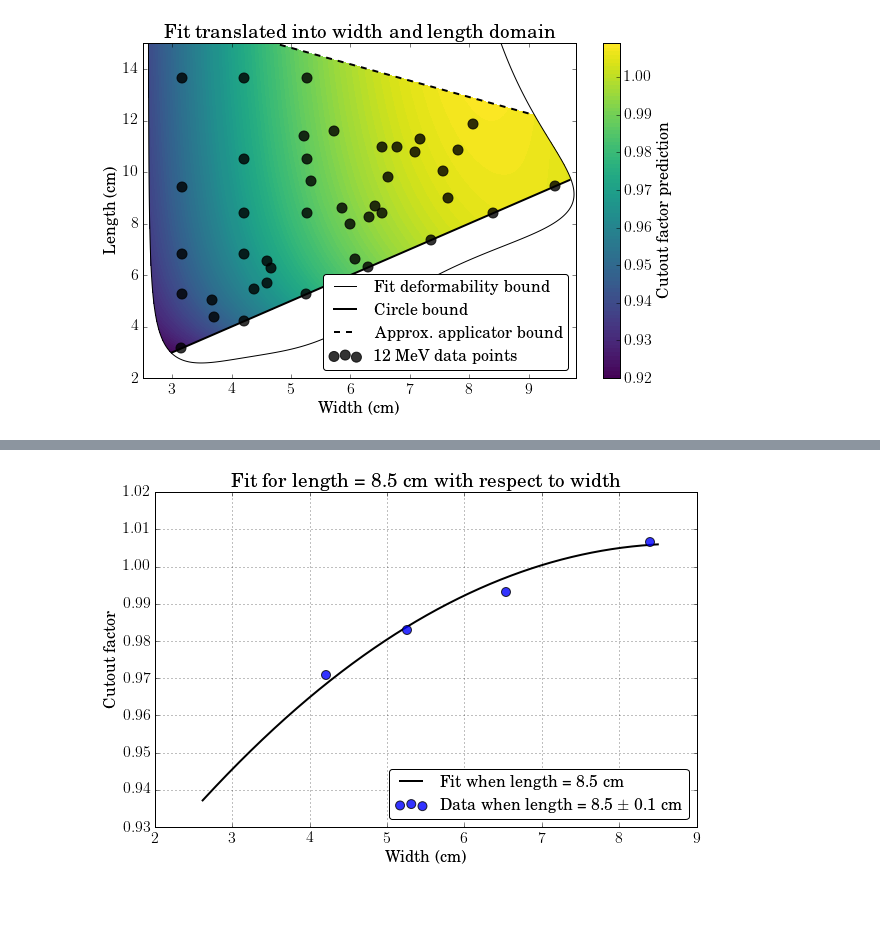
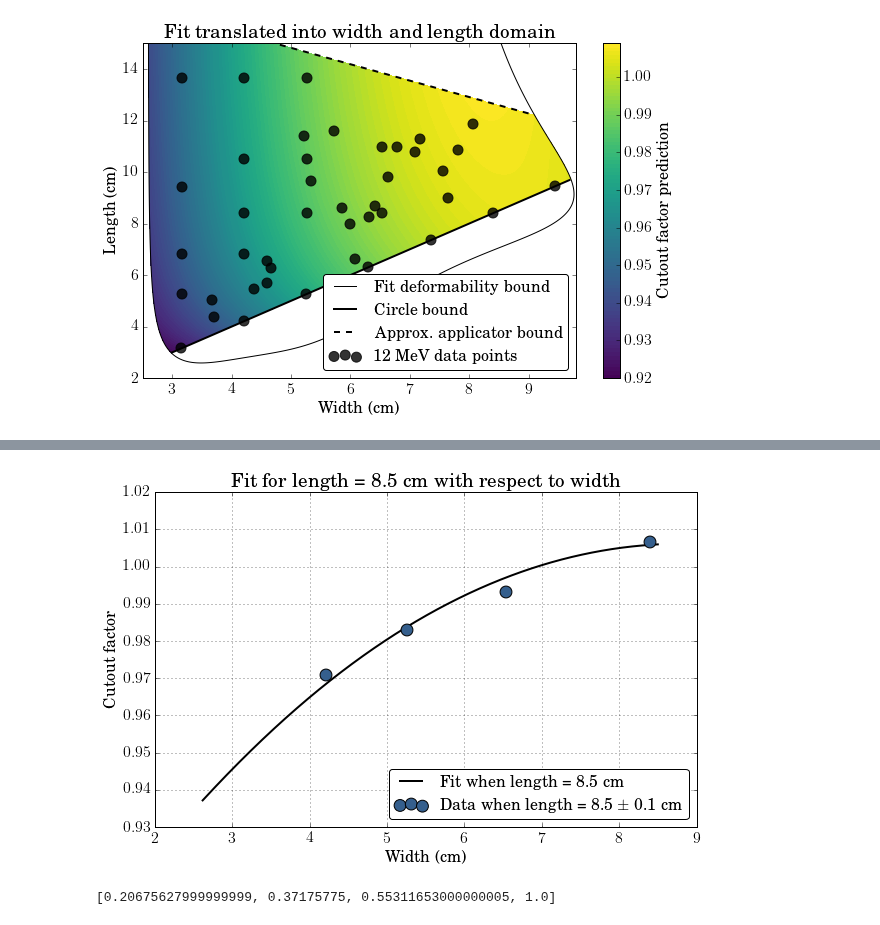
Before and after one commit to SimonBiggs/electronfactors, a Jupyter notebook: examples/Results -- Contour plots of model.ipynb, the cells around one changed output, grey strips where cells are left out. Drawn from its saved outputs; the diff is of its cells as text; code cells hidden in the pictures.

```diff
--- a/examples/Results -- Contour plots of model.ipynb
+++ b/examples/Results -- Contour plots of model.ipynb
@@ -255,34 +259,43 @@ plt.grid(True)
 # %%
 plt.figure(figsize=(6 * 1.618, 6))
 
 specific_length = 8.5
 specific_length = np.array([specific_length]*1000)
 
 specific_length_width = np.linspace(2, specific_length[0], 1000)
 specific_length_eqPonA = to_eqPonA(specific_length_width, specific_length)
 
 give_specific_length = fit_give(specific_length_width, specific_length_eqPonA, width, eqPonA, factor, kx=2, ky=1)
 specific_length_width = specific_length_width[give_specific_length < 0.5]
 specific_length_eqPonA = specific_length_eqPonA[give_specific_length < 0.5]
 specific_length = specific_length[give_specific_length < 0.5]
 
-specific_length_prediction = model(specific_length_width, specific_length_eqPonA)
-plt.plot(specific_length_width, specific_length_prediction, 'k', lw=2, label=r'Fit when length = 8.5 cm')
+specific_length_prediction = model(
+    specific_length_width, specific_length_eqPonA)
+plt.plot(
+    specific_length_width, specific_length_prediction,
+    'k', lw=2, label=r'Fit when length = 8.5 cm')
 
 specific_length_ref = np.abs(length - specific_length[0]) < 0.1
 plt.scatter(
     width[specific_length_ref], factor[specific_length_ref],
-    s=80, alpha=0.8, zorder=3, label=r'Data when length = 8.5 $\pm$ 0.1 cm')
+    s=140, zorder=3,
+    c=[0.20675628, 0.37175775, 0.55311653],
+    label=r'Data when length = 8.5 $\pm$ 0.1 cm')
 
 plt.xlabel('Width (cm)')
 plt.ylabel('Cutout factor')
 plt.title('Fit for length = 8.5 cm with respect to width')
 legend = plt.legend(fancybox=True, loc='lower right')
 legend.get_frame().set_facecolor('white')
 
 plt.grid(True)
 # %% [output]
-[figure, old version]
+[figure, new version]
+# %%
+list(green_cm(0.3))
+# %% [output]
+[0.20675627999999999, 0.37175775, 0.55311653000000005, 1.0]
 # %%
 plt.figure(figsize=(6 * 1.618, 6))
 
```
Also changed, not shown: parts of 3 cells of this notebook, 5 other files.
